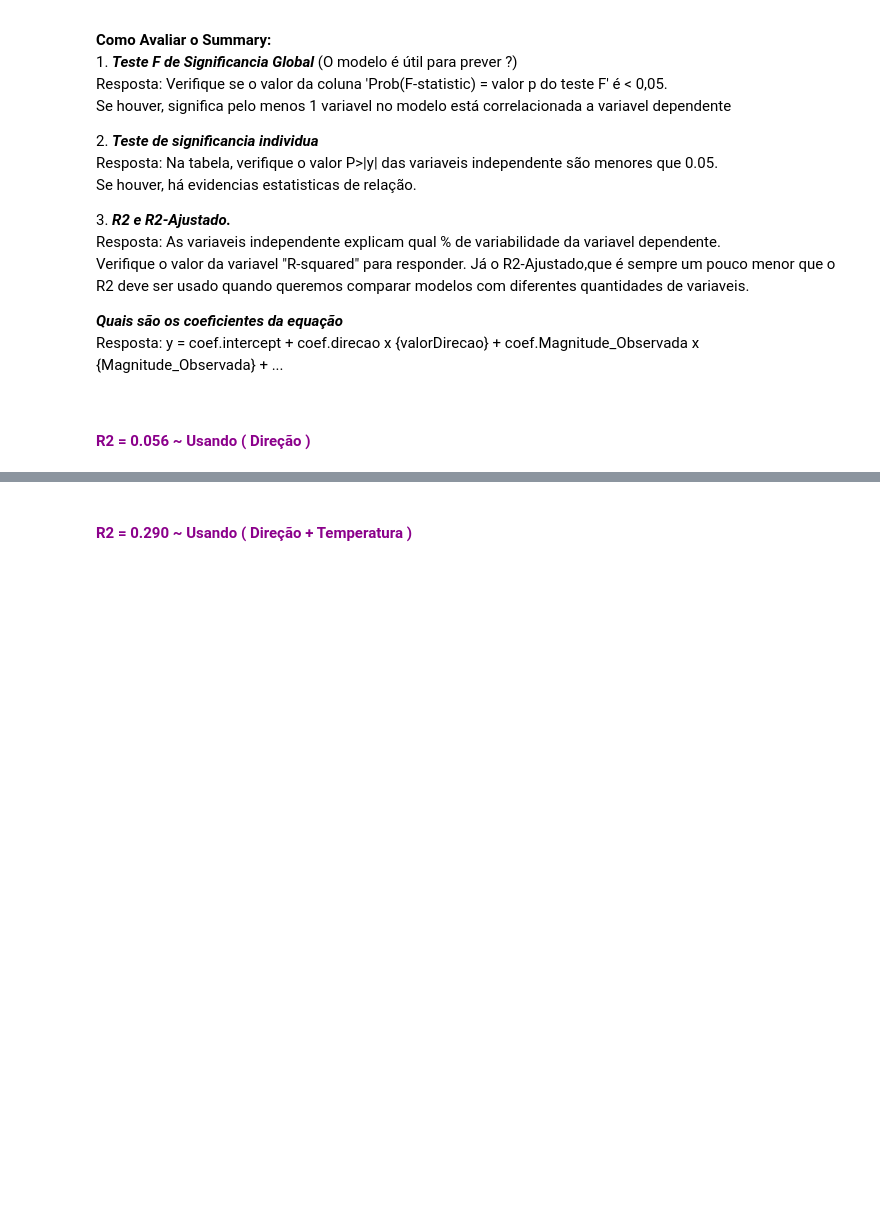
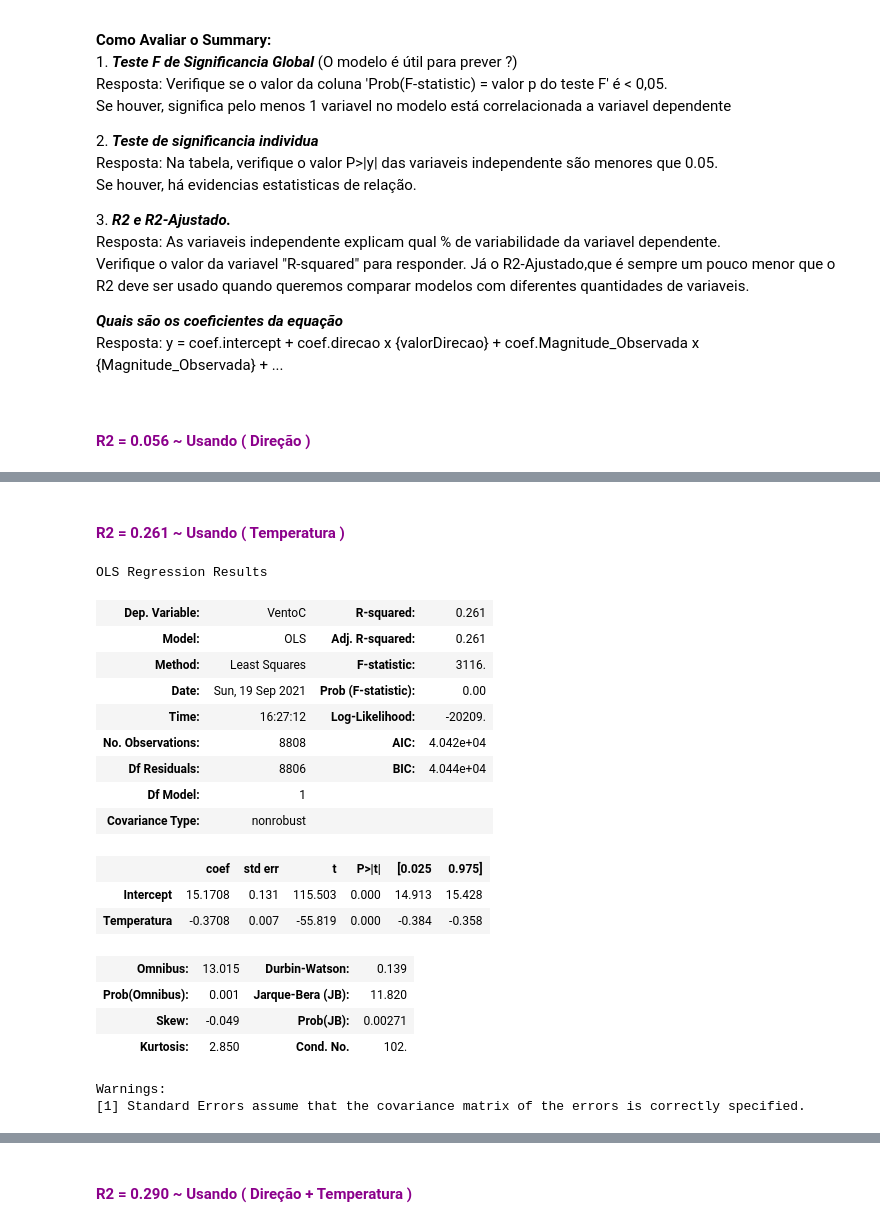
Before and after one commit to sergioopereira/AI, a Jupyter notebook: mod4_redes_neurais/Code/Model/cenario2/01_RegressaoLinear-Multipla.ipynb, the cells around one changed output, grey strips where cells are left out. Saved outputs shown, nothing was run; the diff lists cells and outputs as text; code cells hidden in the pictures; blank space fills up the shorter version.

```diff
--- a/mod4_redes_neurais/Code/Model/cenario2/01_RegressaoLinear-Multipla.ipynb
+++ b/mod4_redes_neurais/Code/Model/cenario2/01_RegressaoLinear-Multipla.ipynb
@@ -151,3 +151,29 @@ OLS Regression Results
 | Kurtosis: | 2.863 | Cond. No. | 338. |
 Warnings:
 [1] Standard Errors assume that the covariance matrix of the errors is correctly specified.
+# %% [markdown]
+#### <span style="color:#8B008B"> **R2 = 0.261 ~  Usando ( Temperatura )**
+# %%
+model = ols('VentoC ~ Temperatura' , data = df_wind)
+response = model.fit()
+response.summary()
+# %% [output]
+OLS Regression Results
+| Dep. Variable: | VentoC | R-squared: | 0.261 |
+| Model: | OLS | Adj. R-squared: | 0.261 |
+| Method: | Least Squares | F-statistic: | 3116. |
+| Date: | Sun, 19 Sep 2021 | Prob (F-statistic): | 0.00 |
+| Time: | 16:27:12 | Log-Likelihood: | -20209. |
+| No. Observations: | 8808 | AIC: | 4.042e+04 |
+| Df Residuals: | 8806 | BIC: | 4.044e+04 |
+| Df Model: | 1 |  |  |
+| Covariance Type: | nonrobust |  |  |
+|  | coef | std err | t | P>|t| | [0.025 | 0.975] |
+| Intercept | 15.1708 | 0.131 | 115.503 | 0.000 | 14.913 | 15.428 |
+| Temperatura | -0.3708 | 0.007 | -55.819 | 0.000 | -0.384 | -0.358 |
+| Omnibus: | 13.015 | Durbin-Watson: | 0.139 |
+| Prob(Omnibus): | 0.001 | Jarque-Bera (JB): | 11.820 |
+| Skew: | -0.049 | Prob(JB): | 0.00271 |
+| Kurtosis: | 2.850 | Cond. No. | 102. |
+Warnings:
+[1] Standard Errors assume that the covariance matrix of the errors is correctly specified.
```
Also changed, not shown: parts of 12 cells of this notebook.
